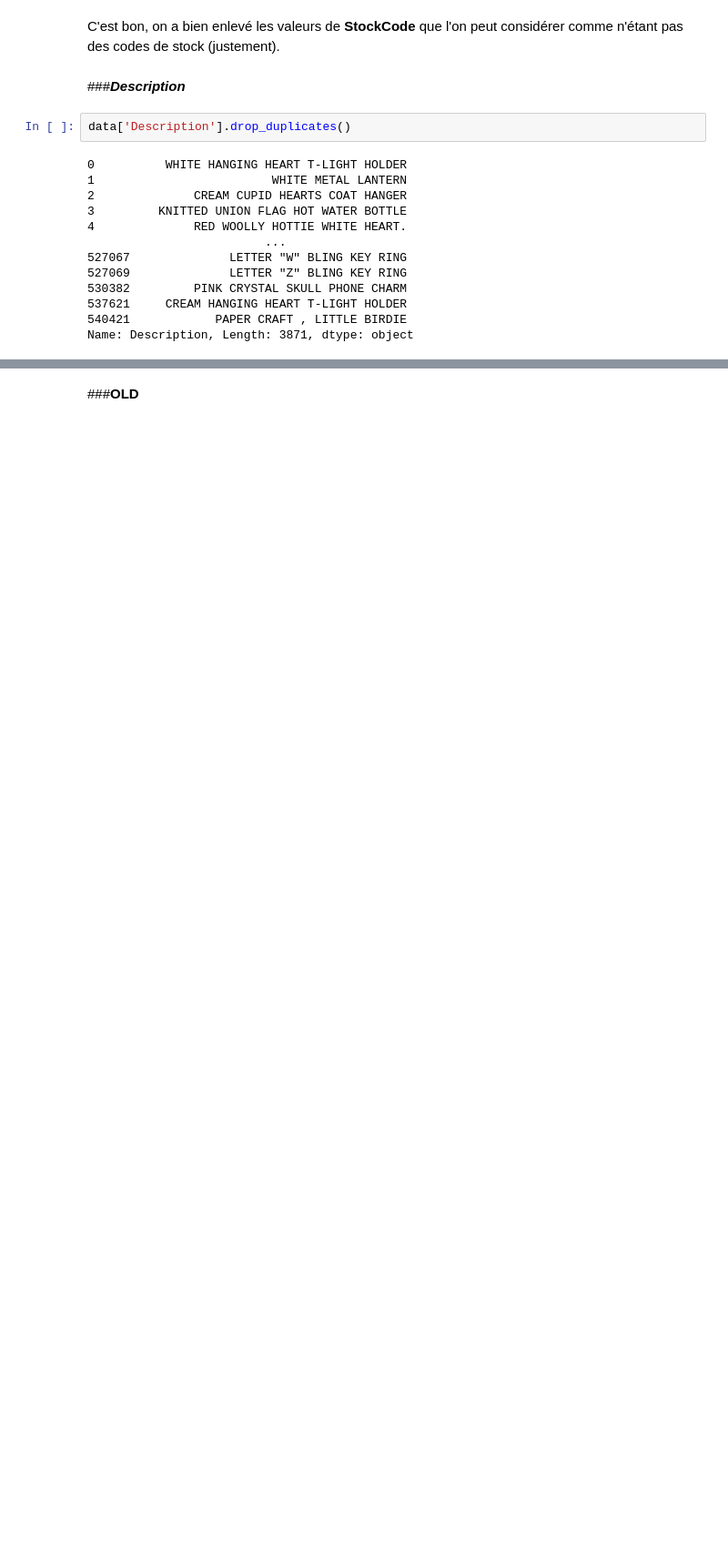
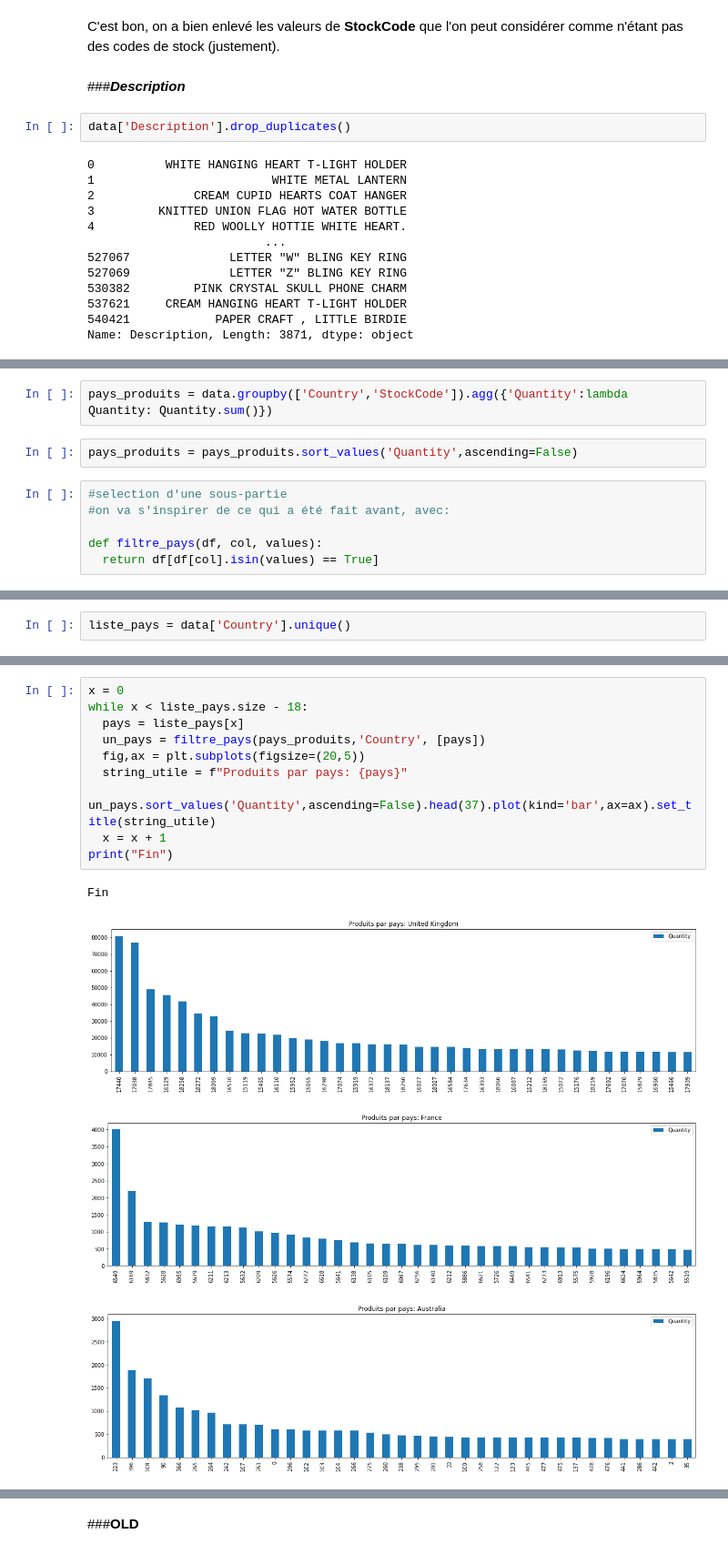
Before and after one commit to federicoding/TestTechnique, a Jupyter notebook: Analyse.ipynb, the cells around one changed output, grey strips where cells are left out. Shown at 91% size. Saved outputs shown, nothing was run; the diff lists cells and outputs as text; blank space fills up the shorter version.

```diff
--- a/Analyse.ipynb
+++ b/Analyse.ipynb
@@ -502,0 +709,10 @@ Mais il faut savoir que ça peut être une piste à explorer, toujours, parfois
+# %%
+pays_produits = data.groupby(['Country','StockCode']).agg({'Quantity':lambda Quantity: Quantity.sum()})
+# %%
+pays_produits = pays_produits.sort_values('Quantity',ascending=False)
+# %%
+#selection d'une sous-partie
+#on va s'inspirer de ce qui a été fait avant, avec:
+
+def filtre_pays(df, col, values):
+  return df[df[col].isin(values) == True]
@@ -502,0 +722,2 @@ Mais il faut savoir que ça peut être une piste à explorer, toujours, parfois
+# %%
+liste_pays = data['Country'].unique()
@@ -502,0 +735,15 @@ Mais il faut savoir que ça peut être une piste à explorer, toujours, parfois
+# %%
+x = 0
+while x < liste_pays.size - 18:
+  pays = liste_pays[x]
+  un_pays = filtre_pays(pays_produits,'Country', [pays])
+  fig,ax = plt.subplots(figsize=(20,5))
+  string_utile = f"Produits par pays: {pays}"
+  un_pays.sort_values('Quantity',ascending=False).head(37).plot(kind='bar',ax=ax).set_title(string_utile)
+  x = x + 1
+print("Fin")
+# %% [output]
+Fin
+[figure, added]
+[figure, added]
+[figure, added]
```
Also changed, not shown: parts of 70 cells of this notebook.
